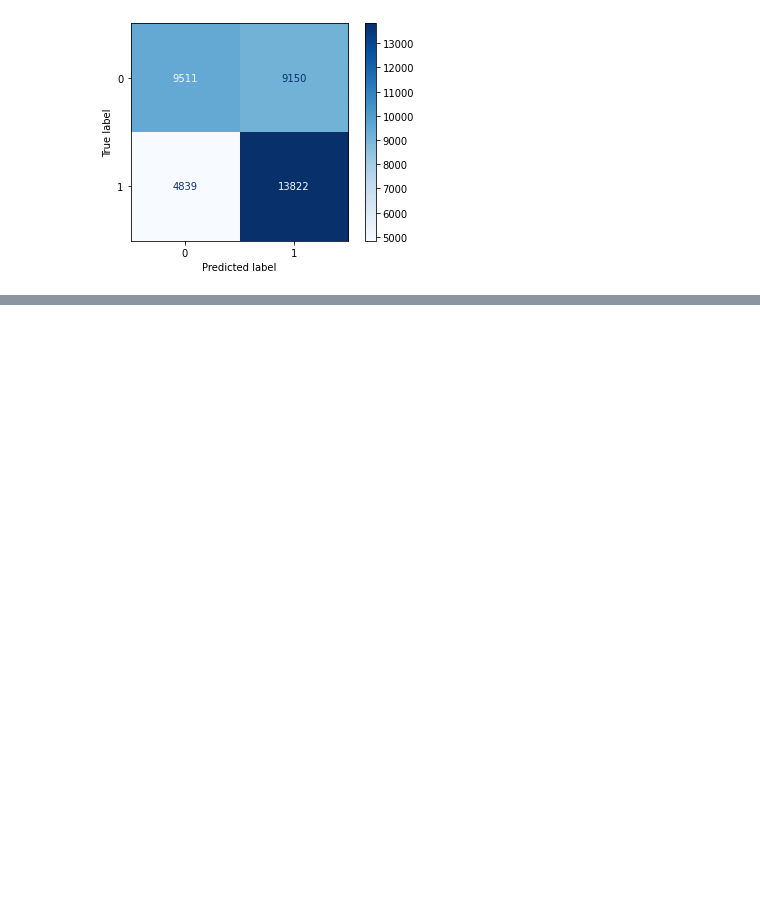
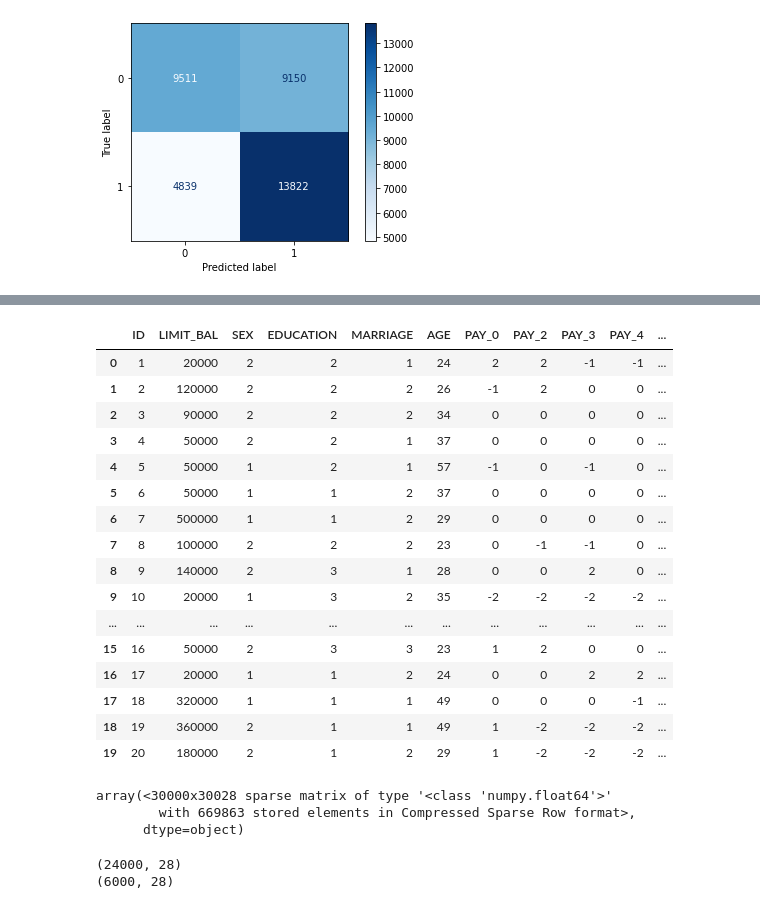
Before and after one commit to VaideswarReddy/Credit_card_default_prediction, a Jupyter notebook: Vaideswar_Reddy_Team_3_Capstone_Project_3.ipynb, the cells around one changed output, grey strips where cells are left out. Saved outputs shown, nothing was run; the diff lists cells and outputs as text; code cells hidden in the pictures; blank space fills up the shorter version.

```diff
--- a/Vaideswar_Reddy_Team_3_Capstone_Project_3.ipynb
+++ b/Vaideswar_Reddy_Team_3_Capstone_Project_3.ipynb
@@ -465,3 +465,5 @@ disp = plot_confusion_matrix(clf, X_train_res, y_train_res,
 # %% [output]
 *** Train Accuracy *** 0.6251808584748941
 [figure]
+# %%
+df1 = pd.read_excel('/content/drive/MyDrive/AlmaBetter/Cohort Aravali/Module 4/Week 2/Copy of default of credit card clients.xls',header = 1)
@@ -467,0 +479,26 @@ disp = plot_confusion_matrix(clf, X_train_res, y_train_res,
+# %%
+df1['total_bill_amnt'] = df1['BILL_AMT1']+df1['BILL_AMT2']+df1['BILL_AMT3']+df1['BILL_AMT4']+df1['BILL_AMT5']+df1['BILL_AMT6']
+df1['total_paid_amnt'] = df1['PAY_AMT1']+df1['PAY_AMT2']+df1['PAY_AMT3']+df1['PAY_AMT4']+df1['PAY_AMT5']+df1['PAY_AMT6']
+df1['difference_due_amnt'] = df1['total_bill_amnt']-df1['total_paid_amnt']
+# %%
+df1['total_delay'] = df1['PAY_0']+df1['PAY_2']+df1['PAY_3']+df1['PAY_4']+df1['PAY_5']+df1['PAY_6']
+# %%
+df1.head(20)
+# %% [output]
+|  | ID | LIMIT_BAL | SEX | EDUCATION | MARRIAGE | AGE | PAY_0 | PAY_2 | PAY_3 | PAY_4 | ... |
+| 0 | 1 | 20000 | 2 | 2 | 1 | 24 | 2 | 2 | -1 | -1 | ... |
+| 1 | 2 | 120000 | 2 | 2 | 2 | 26 | -1 | 2 | 0 | 0 | ... |
+| 2 | 3 | 90000 | 2 | 2 | 2 | 34 | 0 | 0 | 0 | 0 | ... |
+| 3 | 4 | 50000 | 2 | 2 | 1 | 37 | 0 | 0 | 0 | 0 | ... |
+| 4 | 5 | 50000 | 1 | 2 | 1 | 57 | -1 | 0 | -1 | 0 | ... |
+| 5 | 6 | 50000 | 1 | 1 | 2 | 37 | 0 | 0 | 0 | 0 | ... |
+| 6 | 7 | 500000 | 1 | 1 | 2 | 29 | 0 | 0 | 0 | 0 | ... |
+| 7 | 8 | 100000 | 2 | 2 | 2 | 23 | 0 | -1 | -1 | 0 | ... |
+| 8 | 9 | 140000 | 2 | 3 | 1 | 28 | 0 | 0 | 2 | 0 | ... |
+| 9 | 10 | 20000 | 1 | 3 | 2 | 35 | -2 | -2 | -2 | -2 | ... |
+| ... | ... | ... | ... | ... | ... | ... | ... | ... | ... | ... | ... |
+| 15 | 16 | 50000 | 2 | 3 | 3 | 23 | 1 | 2 | 0 | 0 | ... |
+| 16 | 17 | 20000 | 1 | 1 | 2 | 24 | 0 | 0 | 2 | 2 | ... |
+| 17 | 18 | 320000 | 1 | 1 | 1 | 49 | 0 | 0 | 0 | -1 | ... |
+| 18 | 19 | 360000 | 2 | 1 | 1 | 49 | 1 | -2 | -2 | -2 | ... |
+| 19 | 20 | 180000 | 2 | 1 | 2 | 29 | 1 | -2 | -2 | -2 | ... |
@@ -467,0 +520,6 @@ disp = plot_confusion_matrix(clf, X_train_res, y_train_res,
+# %%
+df1
+# %% [output]
+array(<30000x30028 sparse matrix of type '<class 'numpy.float64'>'
+        with 669863 stored elements in Compressed Sparse Row format>,
+      dtype=object)
@@ -467,0 +529,8 @@ disp = plot_confusion_matrix(clf, X_train_res, y_train_res,
+# %%
+from sklearn.model_selection import train_test_split
+X_train, X_test, y_train, y_test = train_test_split( X,y , test_size = 0.2, random_state = 0)
+print(X_train.shape)
+print(X_test.shape)
+# %% [output]
+(24000, 28)
+(6000, 28)
```
Also changed, not shown: parts of 21 cells of this notebook.
